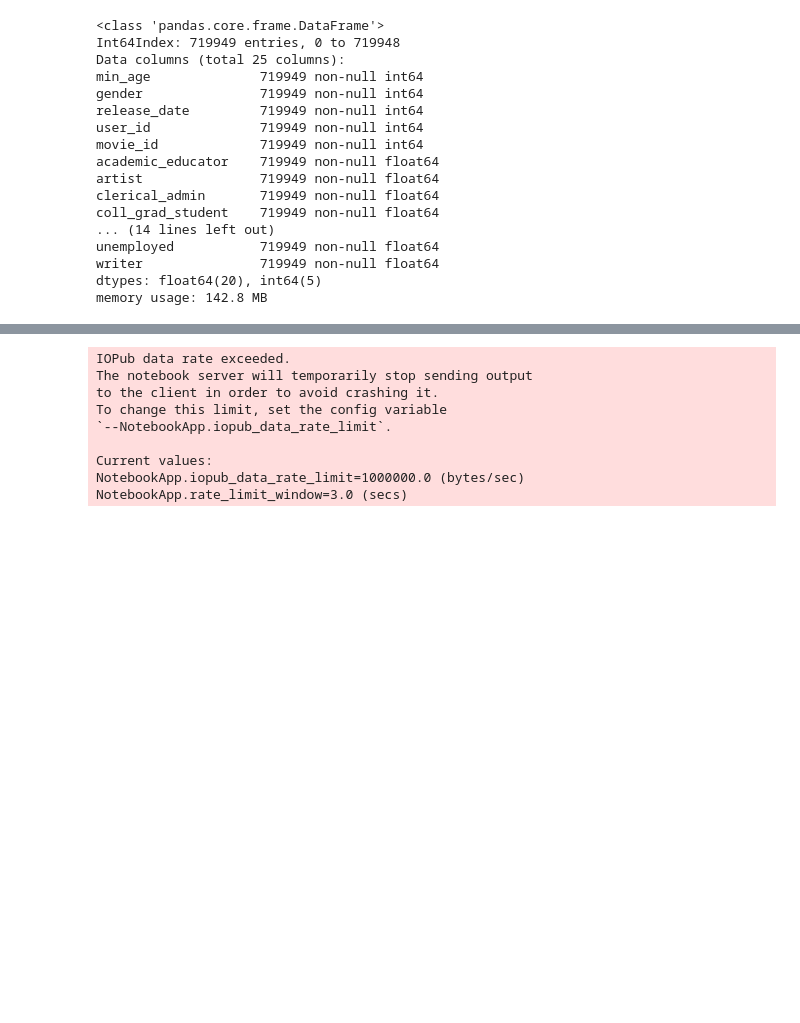
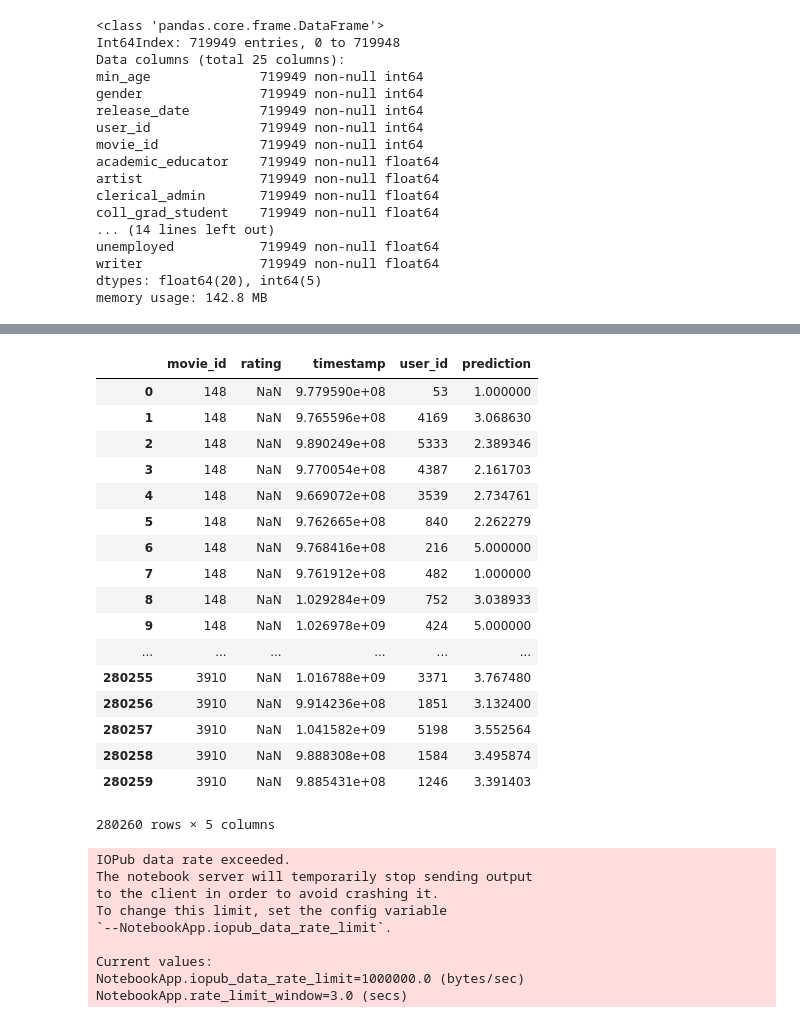
Before and after one commit to MIAISEMAN/lightning-sharks-recommendations, a Jupyter notebook: nn_draft.ipynb, the cells around one changed output, grey strips where cells are left out. Cells and saved outputs as stored; diff of their text form; code cells hidden in the pictures; blank space fills up the shorter version.

```diff
--- a/nn_draft.ipynb
+++ b/nn_draft.ipynb
@@ -595,7 +613,25 @@ for i, row in requests_df.iterrows():
             requests_df.loc[i, 'prediction'] = model.predict_classes(pd.DataFrame(X_3.loc[row['user_id'],:]).T)
 # %%
 requests_df
-requests_df.to_json()
+# %% [output]
+|  | movie_id | rating | timestamp | user_id | prediction |
+| 0 | 148 | NaN | 9.779590e+08 | 53 | 1.000000 |
+| 1 | 148 | NaN | 9.765596e+08 | 4169 | 3.068630 |
+| 2 | 148 | NaN | 9.890249e+08 | 5333 | 2.389346 |
+| 3 | 148 | NaN | 9.770054e+08 | 4387 | 2.161703 |
+| 4 | 148 | NaN | 9.669072e+08 | 3539 | 2.734761 |
+| 5 | 148 | NaN | 9.762665e+08 | 840 | 2.262279 |
+| 6 | 148 | NaN | 9.768416e+08 | 216 | 5.000000 |
+| 7 | 148 | NaN | 9.761912e+08 | 482 | 1.000000 |
+| 8 | 148 | NaN | 1.029284e+09 | 752 | 3.038933 |
+| 9 | 148 | NaN | 1.026978e+09 | 424 | 5.000000 |
+| ... | ... | ... | ... | ... | ... |
+| 280255 | 3910 | NaN | 1.016788e+09 | 3371 | 3.767480 |
+| 280256 | 3910 | NaN | 9.914236e+08 | 1851 | 3.132400 |
+| 280257 | 3910 | NaN | 1.041582e+09 | 5198 | 3.552564 |
+| 280258 | 3910 | NaN | 9.888308e+08 | 1584 | 3.495874 |
+| 280259 | 3910 | NaN | 9.885431e+08 | 1246 | 3.391403 |
+280260 rows × 5 columns
 # %%
 
 # with open('final_json.json', 'wb') as f:
```
Also changed, not shown: parts of 2 cells of this notebook, 2 other files.
